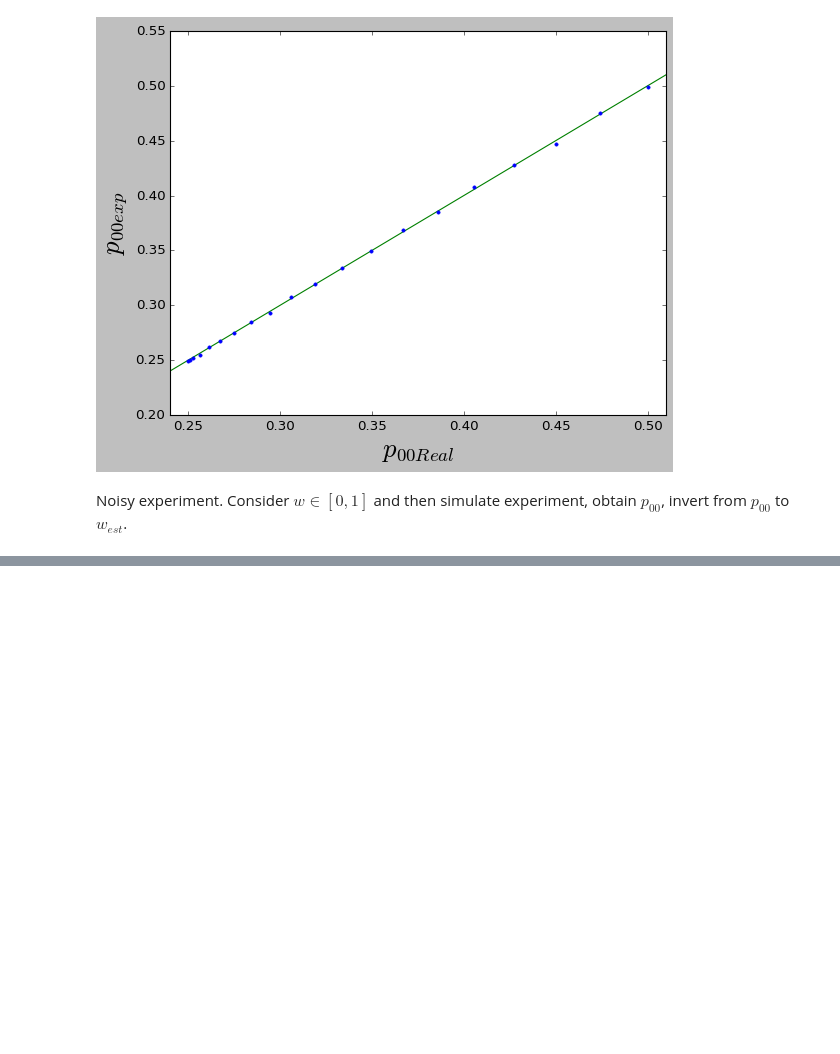
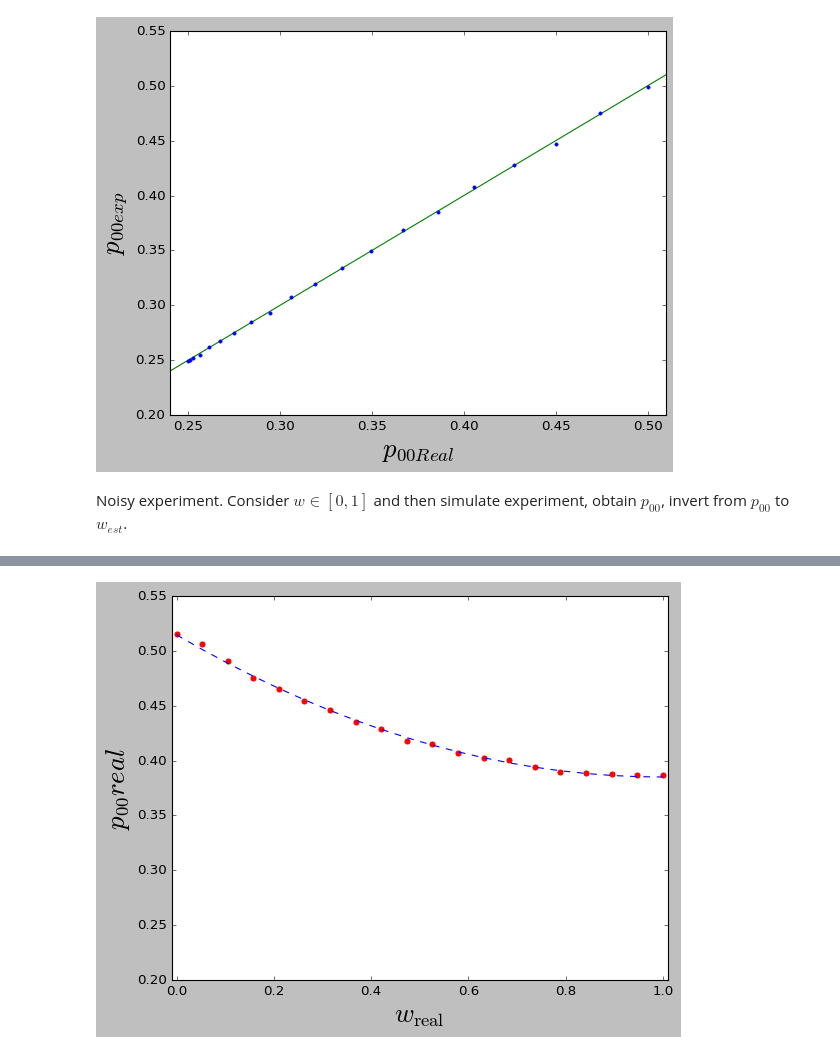
Before and after one commit to netq-oist/distimator, a Jupyter notebook: Estimation_of_w.ipynb, the cells around one changed output, grey strips where cells are left out. Drawn from its saved outputs; the diff is of its cells as text; code cells hidden in the pictures; blank space fills up the shorter version.

```diff
--- a/Estimation_of_w.ipynb
+++ b/Estimation_of_w.ipynb
@@ -837,0 +873,19 @@ with open('estimation_w_noisy_100000.txt','w') as f:
+# %%
+#For plotting
+plt.style.use('classic')
+
+fig, ax = plt.subplots()
+ax.errorbar(wRealArray, p00RealArray, fmt='', ls='dashed')
+ax.scatter(wRealArray, p00EstArray, color='red')
+
+ax.set_xlabel(r'$w_{\mathrm{real}}$', fontsize=24)
+ax.set_ylabel(r'$p_{00}real$', fontsize=24)
+
+padx = 0.01
+pady = 0.05
+ax.set_xlim([0.0 - padx, 1.0 + padx])
+ax.set_ylim([0.25 - pady, 0.5 + pady])
+
+plt.show()
+# %% [output]
+[figure, added]
```
Also changed, not shown: parts of 4 cells of this notebook.
